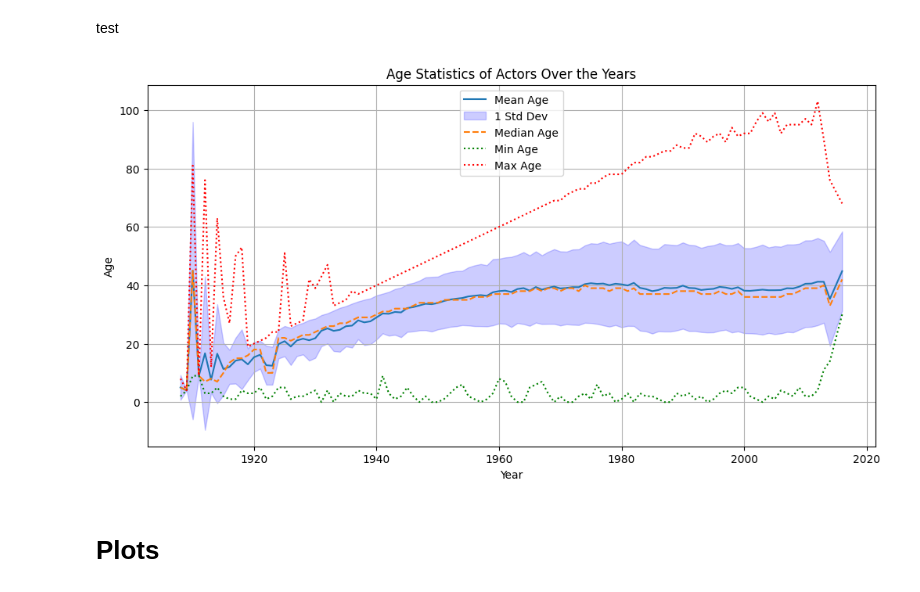
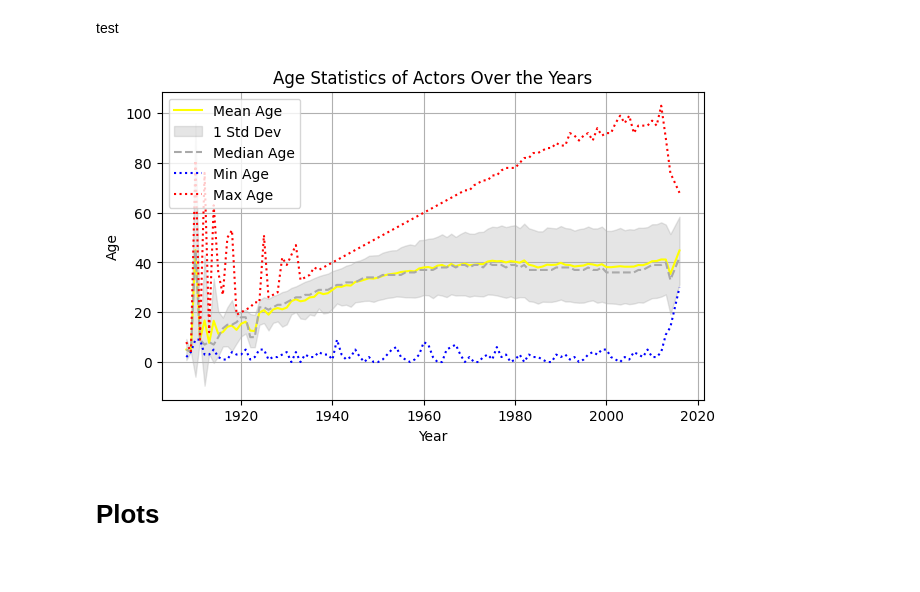
Before and after one commit to epfl-ada/ada-2024-project-spaghetti-raclette-tangyuan-horizon-nexus, a Jupyter notebook: Analysis/descriptive_statistics.ipynb, the cells around one changed output. Saved outputs shown, nothing was run; the diff lists cells and outputs as text; code cells hidden in the pictures.

```diff
--- a/Analysis/descriptive_statistics.ipynb
+++ b/Analysis/descriptive_statistics.ipynb
@@ -267,25 +267,22 @@ plt.show()
 # %% [markdown]
 test
 # %%
-# Group by year and calculate mean, std, median, min, and max of actor_age
-age_stats = df_character_metadata.groupby('year')['actor_age'].agg(['mean', 'std', 'median', 'min', 'max']).dropna()
-
 # Plot the statistics
-plt.figure(figsize=(12, 6))
-plt.plot(age_stats.index, age_stats['mean'], label='Mean Age')
+plt.figure(figsize=(7, 4))
+plt.plot(age_stats.index, age_stats['mean'], label='Mean Age', color='yellow')
 plt.fill_between(age_stats.index, age_stats['mean'] - age_stats['std'],
-                 age_stats['mean'] + age_stats['std'], color='b', alpha=0.2, label='1 Std Dev')
-plt.plot(age_stats.index, age_stats['median'], label='Median Age', linestyle='--')
-plt.plot(age_stats.index, age_stats['min'], label='Min Age', linestyle=':', color='green')
+                 age_stats['mean'] + age_stats['std'], color='grey', alpha=0.2, label='1 Std Dev')
+plt.plot(age_stats.index, age_stats['median'], label='Median Age', linestyle='--', color='darkgrey')
+plt.plot(age_stats.index, age_stats['min'], label='Min Age', linestyle=':', color='blue')
 plt.plot(age_stats.index, age_stats['max'], label='Max Age', linestyle=':', color='red')
 plt.title('Age Statistics of Actors Over the Years')
 plt.xlabel('Year')
 plt.ylabel('Age')
 plt.legend()
 plt.grid(True)
 plt.show()
 # %% [output]
-[figure, old version]
+[figure, new version]
 # %% [markdown]
 # Plots
 # %% [markdown]
```
Also changed, not shown: 1 other file.
